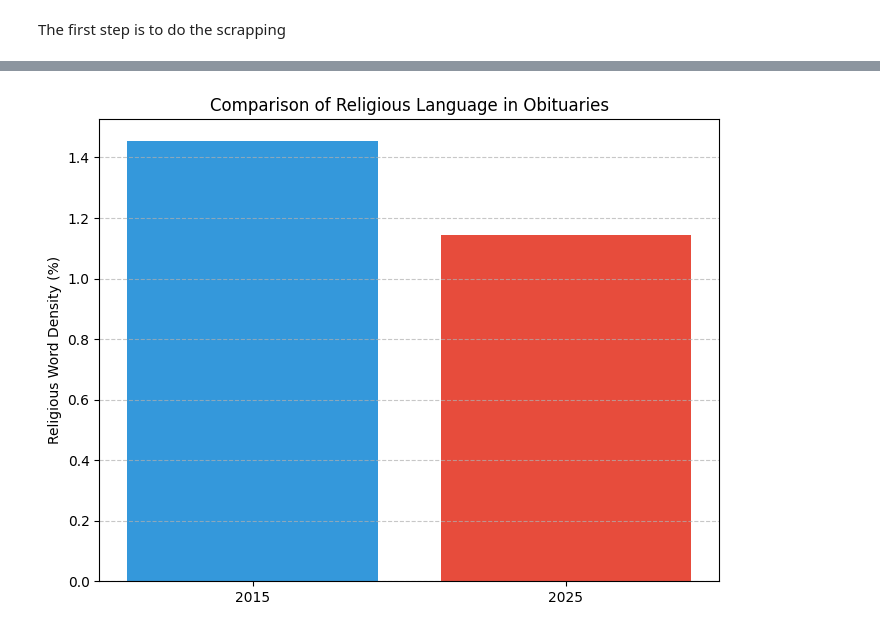
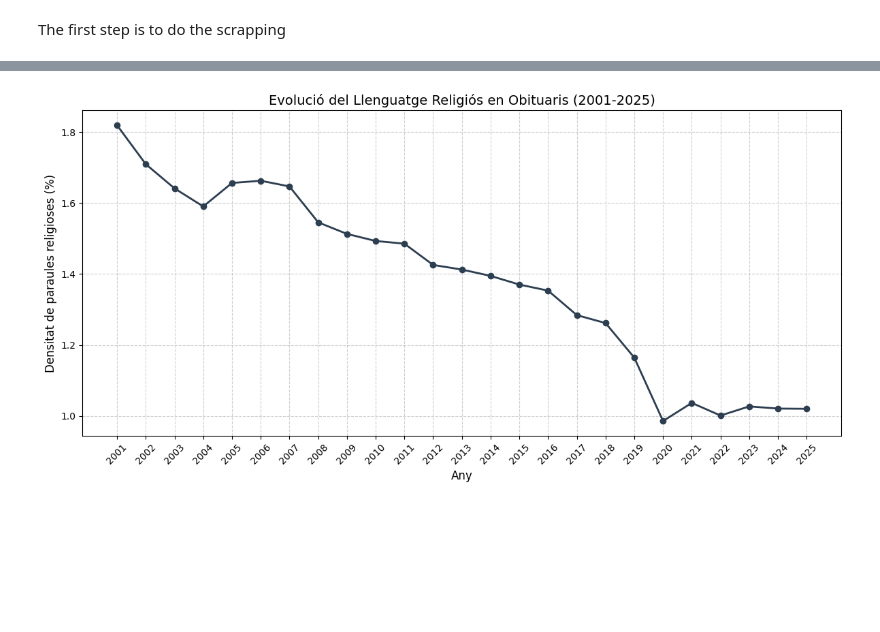
Before and after one commit to gallagelpi/text_minning, a Jupyter notebook: final_project.ipynb, the cells around one changed output, grey strips where cells are left out. Cells and saved outputs as stored; diff of their text form; code cells hidden in the pictures; blank space fills up the shorter version.

```diff
--- a/final_project.ipynb
+++ b/final_project.ipynb
@@ -46,17 +48,17 @@ from bs4 import BeautifulSoup
 from concurrent.futures import ThreadPoolExecutor
 
 # Les pagines que vull van de la 63 a la 13012 (haure de treure algun del 2026 i del 2000 potser)
-# 1 = [63,1050] (23 mins)
+# 1 = [67,1050] (23 mins)
 # 2 = [1051, 2100] (45 mins)
 # 3 = [2101, 4100] (73 mins)
 # 4 = [4101, 6000] (77 mins)
 # 5 = [6001, 8000]
 # 6 = [8001, 10000]
-# 7 = [10001, 11000] (105 mins)
-# 8 = [11001, 13015] (320 mins)
+# 7 = [10001, 11000]
+# 8 = [11001, 13017]
 
-PAGE_START = 11001
-PAGE_END = 13015
+PAGE_START = 4101
+PAGE_END = 6000
 
 def get_obituaries_from_page(page_num):
     base_url = "https://www.currentobituary.com"
@@ -134,6 +136,6 @@ if __name__ == "__main__":
 
         # Guardat final
         df = pd.DataFrame(final_results)
-        df.to_csv("obituaris_8_FINAL.csv", index=False, encoding='utf-8-sig')
-        print("✅ FET! Arxiu 'obituaris_8_FINAL.csv' generat.")
+        df.to_csv("obituaris_4_FINAL.csv", index=False, encoding='utf-8-sig')
+        print("✅ FET! Arxiu 'obituaris_4_FINAL.csv' generat.")
 # %% [output]
@@ -159,8 +293,7 @@ import pandas as pd
 import re
 import matplotlib.pyplot as plt
 
-# 1. RELIGIOUS DICTIONARY
-# Expanded to catch more nuances of religious life
+# 1. DICCIONARI RELIGIÓS
 religion_dict = [
     'church', 'faith', 'god', 'jesus', 'christ', 'lord', 'pastor', 'reverend',
     'priest', 'bible', 'scripture', 'catholic', 'baptist', 'methodist',
@@ -171,45 +304,51 @@ religion_dict = [
 
 def get_religious_index(text):
     text = str(text).lower()
-    # Tokenize: find all words
-    words = re.findall(r'\b\w{3,}\b', text) # Only words with 3+ letters to avoid noise
+    # Tokenització: paraules de 3+ lletres
+    words = re.findall(r'\b\w{3,}\b', text)
     if not words: return 0
 
-    # Count occurrences of dictionary words
-    # Using 'any' allows catching 'churches' from 'church'
+    # Comptem coincidències
     count = sum(1 for word in words if any(rel_word in word for rel_word in religion_dict))
-
-    # Return percentage: (religious_words / total_words) * 100
     return (count / len(words)) * 100
 
-# 2. LOAD AND PROCESS
-def analyze_year(file_path):
-    df = pd.read_csv(file_path).dropna(subset=['biografia'])
-    # Clean technical errors from scraping
+# 2. CÀRREGA DEL FITXER TOTAL NETEJAT
+try:
+    df = pd.read_csv('obituaris_TOTAL_net.csv')
+
+    # Assegurem que la columna 'data' és datetime i 'biografia' no té buits
+    df['data'] = pd.to_datetime(df['data'])
+    df = df.dropna(subset=['biografia'])
+
+    # Netegem errors de scraping si n'hi hagués
     df = df[~df['biografia'].str.contains("Error|Text no trobat|massa curt", case=False)]
 
+    # 3. EXTRACCION DE L'ANY I CÀLCUL DE L'ÍNDEX
+    df['any'] = df['data'].dt.year
     df['rel_index'] = df['biografia'].apply(get_religious_index)
-    return df['rel_index']
 
-# Run the analysis
-rel_2015 = analyze_year("obituaris_2015_FINAL.csv")
-rel_2025 = analyze_year("obituaris_2025_FINAL.csv")
+    # 4. AGRUPACIÓ PER ANY (MITJANA)
+    # Creem una sèrie on l'índex és l'any i el valor és la mitjana de religiositat
+    evolucio_religiosa = df.groupby('any')['rel_index'].mean()
 
-# 3. RESULTS
-mean_15 = rel_2015.mean()
-mean_25 = rel_2025.mean()
-diff = ((mean_25 - mean_15) / mean_15) * 100
+    # 5. RESULTATS PER PANTALLA
+    print("--- EVOLUCIÓ DE L'ÍNDEX RELIGIÓS PER ANYS ---")
+    print(evolucio_religiosa)
 
-print(f"--- RELIGIOUS INDEX RESULTS ---")
-print(f"Average Religiosity 2015: {mean_15:.2f}%")
-print(f"Average Religiosity 2025: {mean_25:.2f}%")
-print(f"Change: {diff:.2f}%")
+    # 6. VISUALITZACIÓ (Gràfic de línies per veure la tendència)
+    plt.figure(figsize=(12, 6))
+    evolucio_religiosa.plot(kind='line', marker='o', color='#2c3e50', linewidth=2)
 
-# 4. VISUALIZATION
-plt.figure(figsize=(8, 6))
-plt.bar(['2015', '2025'], [mean_15, mean_25], color=['#3498db', '#e74c3c'])
-plt.ylabel('Religious Word Density (%)')
-plt.title('Comparison of Religious Language in Obituaries')
-plt.grid(axis='y', linestyle='--', alpha=0.7)
-plt.show()
+    plt.title('Evolució del Llenguatge Religiós en Obituaris (2001-2025)', fontsize=14)
+    plt.xlabel('Any', fontsize=12)
+    plt.ylabel('Densitat de paraules religioses (%)', fontsize=12)
+    plt.grid(True, linestyle='--', alpha=0.6)
+    plt.xticks(evolucio_religiosa.index, rotation=45) # Perquè es vegin tots els anys
+    plt.tight_layout()
+    plt.show()
+
+except FileNotFoundError:
+    print("Error: No s'ha trobat el fitxer 'obituaris_TOTAL_net.csv'.")
+except Exception as e:
+    print(f"S'ha produït un error: {e}")
 # %% [output]
@@ -220,4 +372,4 @@ Change: -21.38%
-[figure, old version]
+[figure, new version]
 # %%
 import pandas as pd
 import re
```
Also changed, not shown: parts of 16 cells of this notebook.
